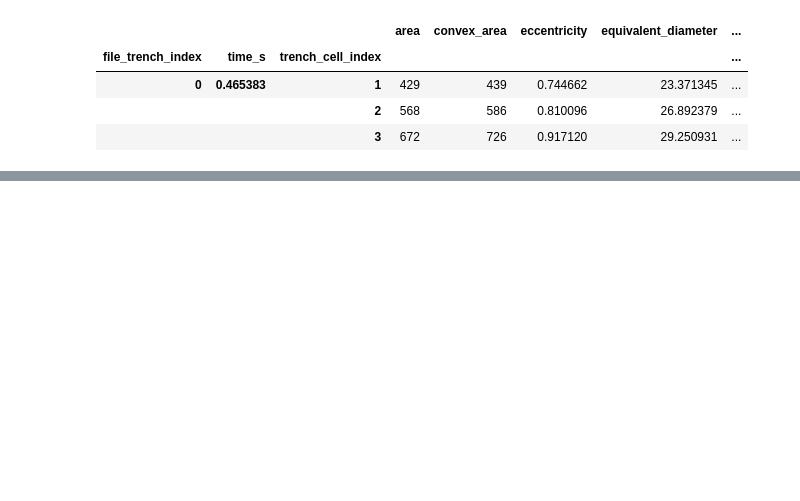
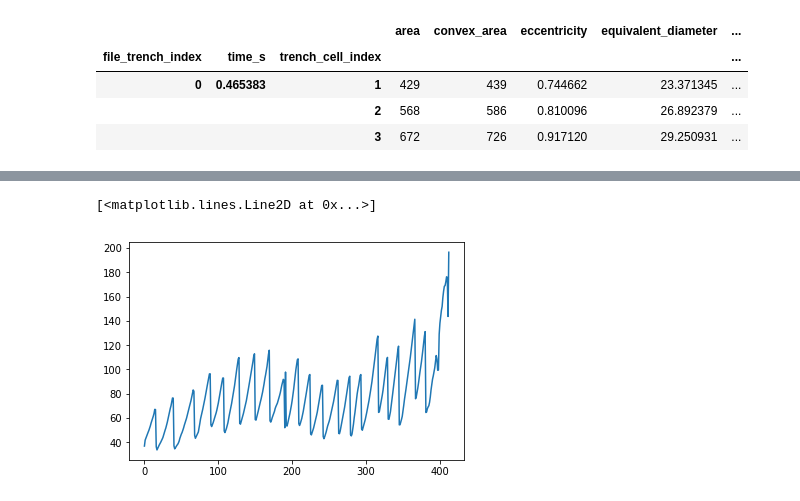
Before and after one commit to paulssonlab/TrenchRipper, a Jupyter notebook: phase_seg_test.ipynb, the cells around one changed output, grey strips where cells are left out. Cells and saved outputs as stored; diff of their text form; code cells hidden in the pictures; blank space fills up the shorter version.

```diff
--- a/phase_seg_test.ipynb
+++ b/phase_seg_test.ipynb
@@ -310,0 +313,6 @@ for i, ax in enumerate(axes):
+# %%
+mal_smoothed = signal.wiener(major_axis_length)
+plt.plot(mal_smoothed)
+# %% [output]
+[<matplotlib.lines.Line2D at 0x...>]
+[figure, added]
```
Also changed, not shown: parts of 31 cells of this notebook, 3 other files.
